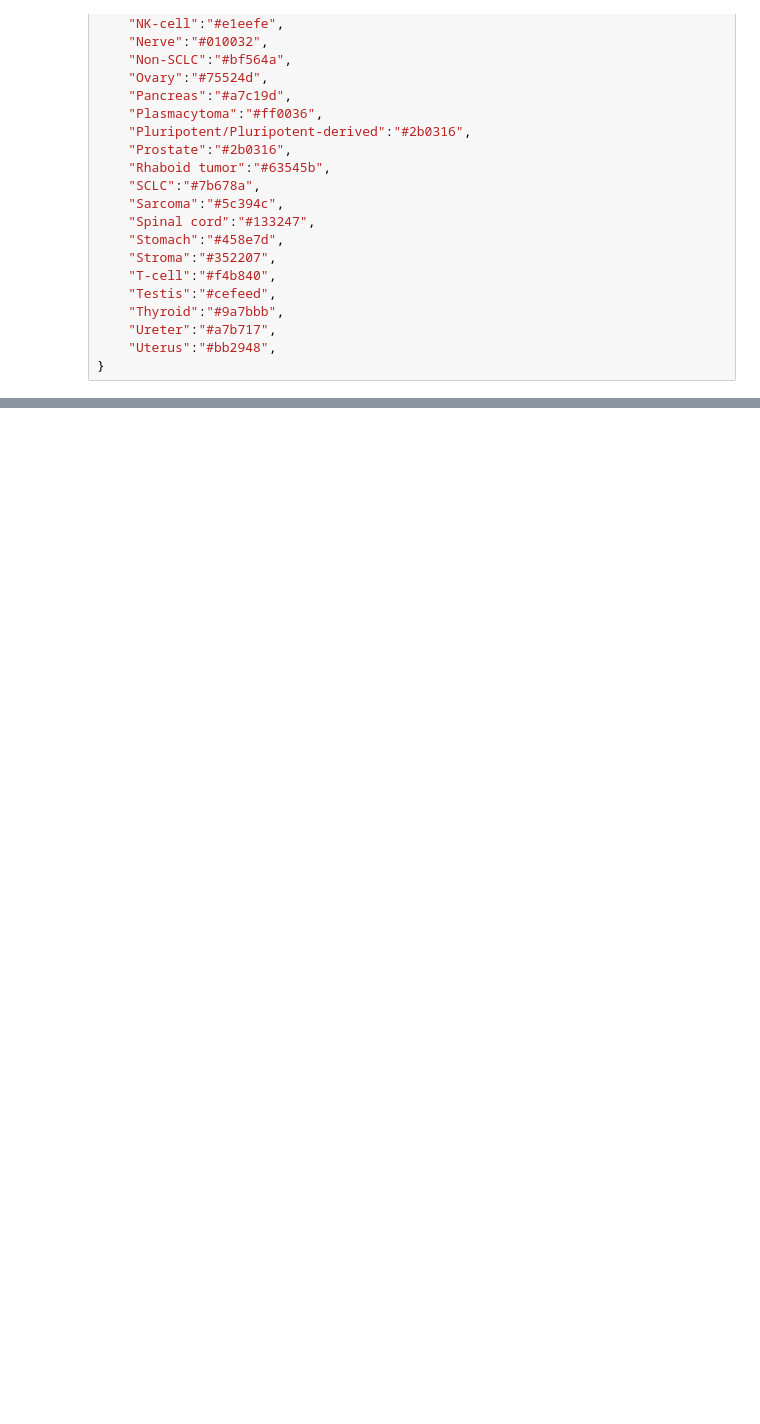
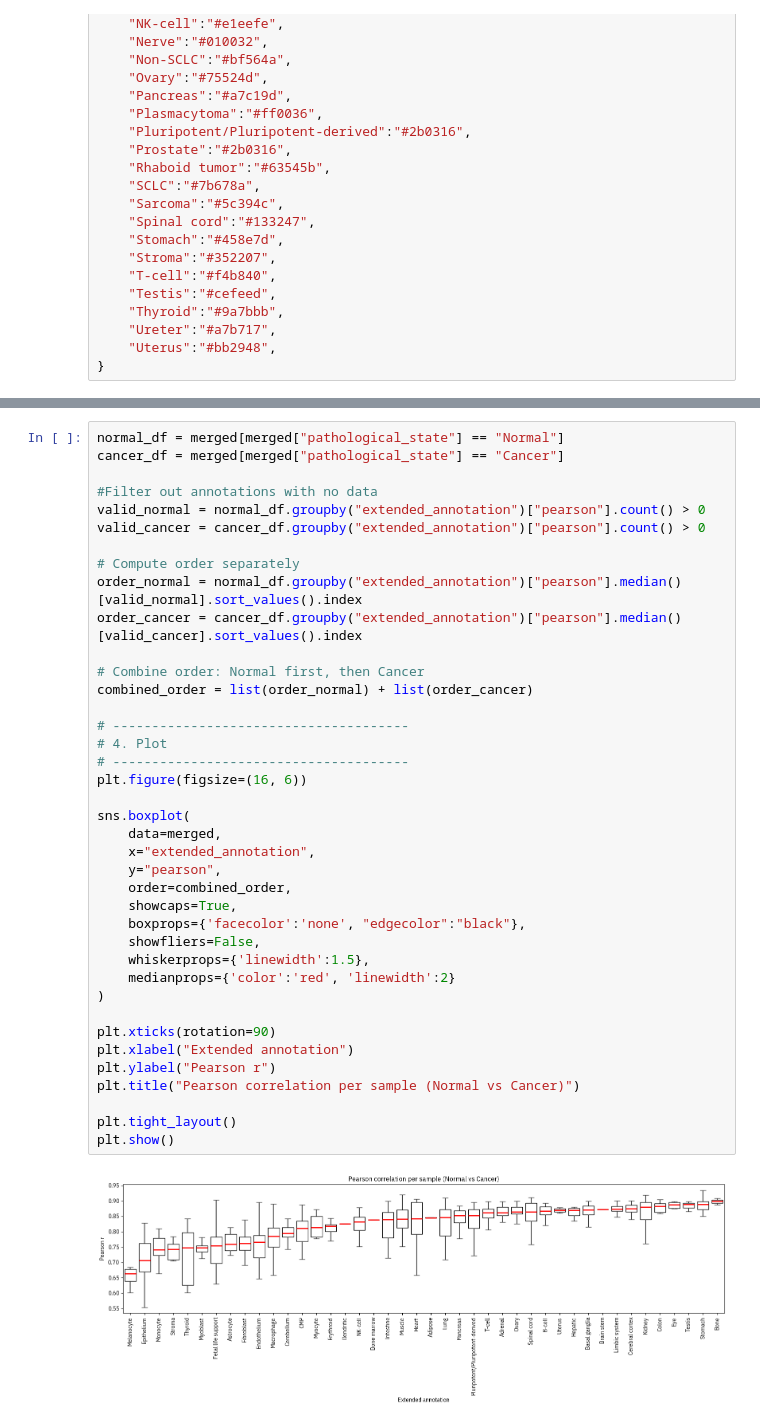
Before and after one commit to vierstralab/vinson, a Jupyter notebook: plots/across_ag_pearson.ipynb, the cells around one changed output, grey strips where cells are left out. Saved outputs shown, nothing was run; the diff lists cells and outputs as text; blank space fills up the shorter version.

```diff
--- a/plots/across_ag_pearson.ipynb
+++ b/plots/across_ag_pearson.ipynb
@@ -354,3 +221,44 @@ plt.show()
+# %%
+normal_df = merged[merged["pathological_state"] == "Normal"]
+cancer_df = merged[merged["pathological_state"] == "Cancer"]
+
+#Filter out annotations with no data
+valid_normal = normal_df.groupby("extended_annotation")["pearson"].count() > 0
+valid_cancer = cancer_df.groupby("extended_annotation")["pearson"].count() > 0
+
+# Compute order separately
+order_normal = normal_df.groupby("extended_annotation")["pearson"].median()[valid_normal].sort_values().index
+order_cancer = cancer_df.groupby("extended_annotation")["pearson"].median()[valid_cancer].sort_values().index
+
+# Combine order: Normal first, then Cancer
+combined_order = list(order_normal) + list(order_cancer)
+
+# --------------------------------------
+# 4. Plot
+# --------------------------------------
+plt.figure(figsize=(16, 6))
+
+sns.boxplot(
+    data=merged,
+    x="extended_annotation",
+    y="pearson",
+    order=combined_order,
+    showcaps=True,
+    boxprops={'facecolor':'none', "edgecolor":"black"},
+    showfliers=False,
+    whiskerprops={'linewidth':1.5},
+    medianprops={'color':'red', 'linewidth':2}
+)
+
+plt.xticks(rotation=90)
+plt.xlabel("Extended annotation")
+plt.ylabel("Pearson r")
+plt.title("Pearson correlation per sample (Normal vs Cancer)")
+
+plt.tight_layout()
+plt.show()
+# %% [output]
+[figure, added]
 # %%
 plt.figure(figsize=(12, 6))
 
```
Also changed, not shown: parts of 16 cells of this notebook.
